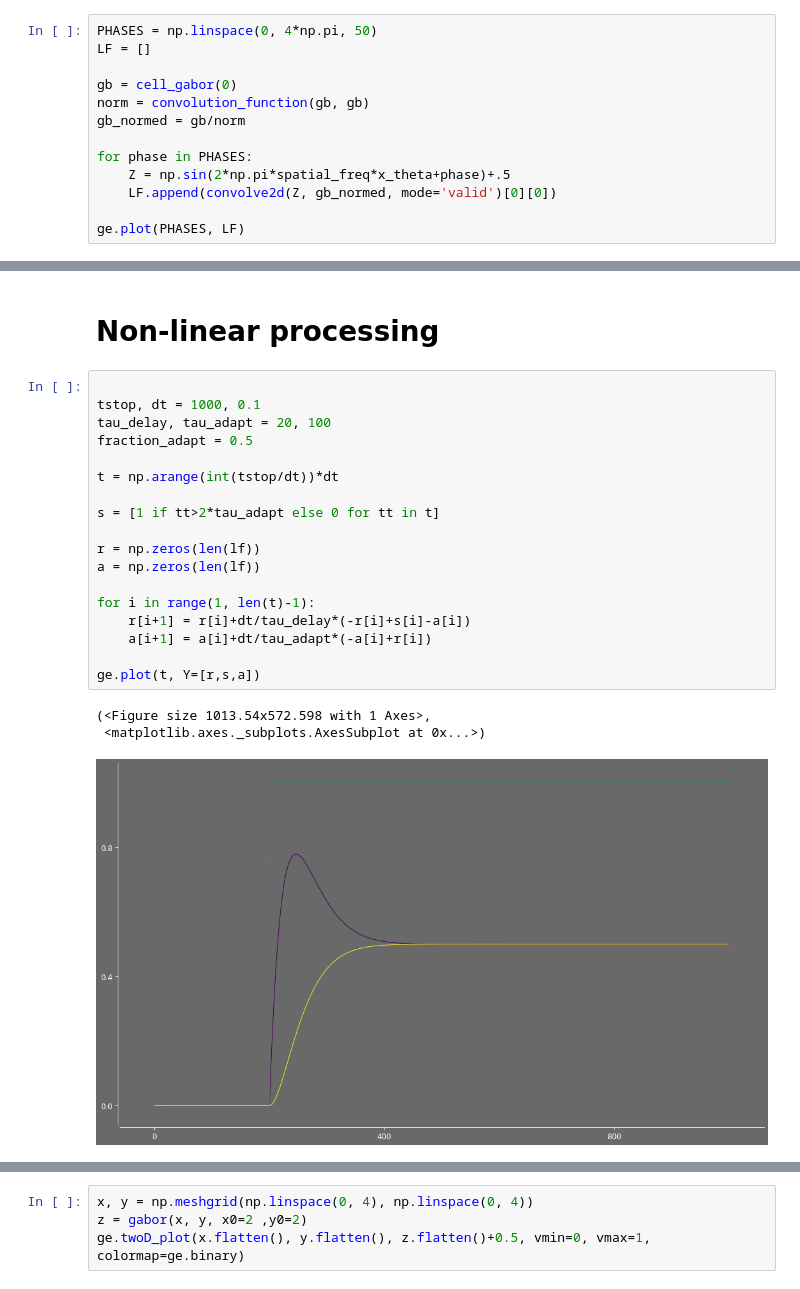
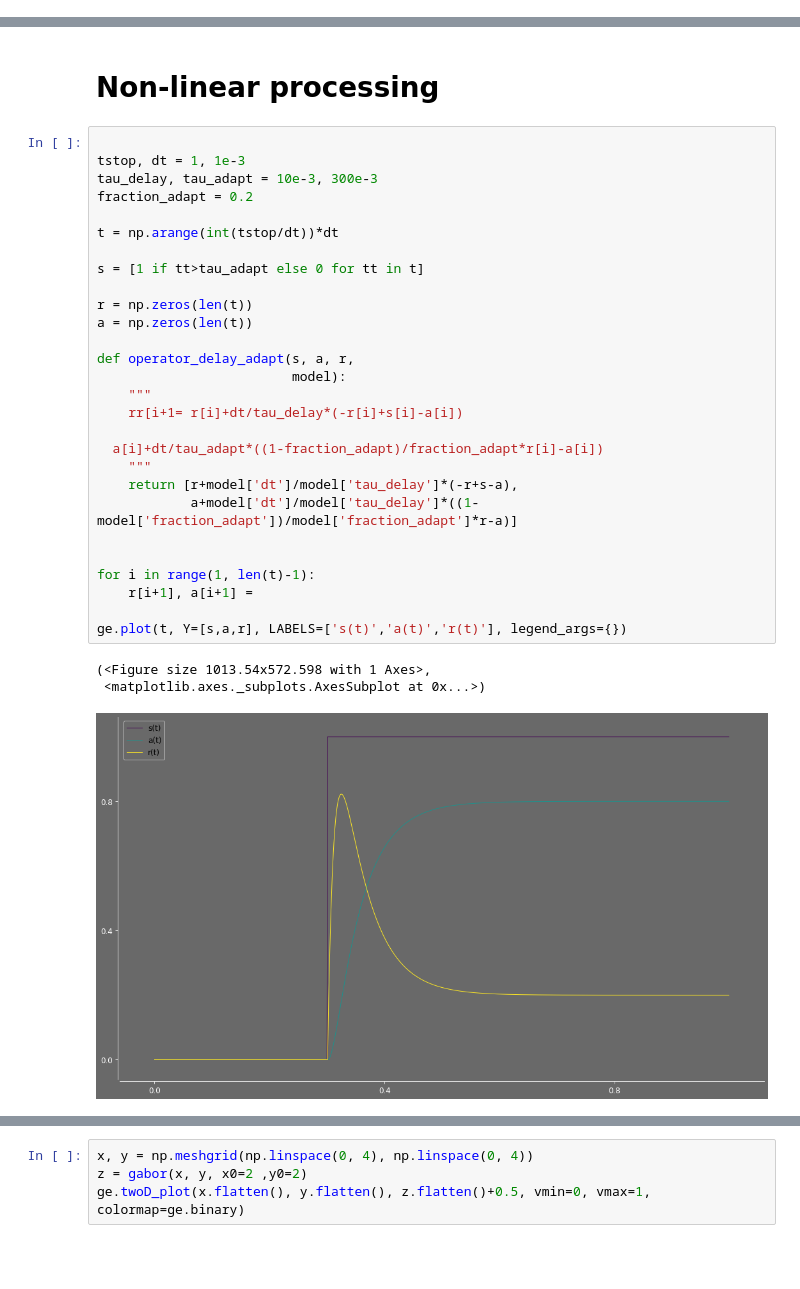
Before and after one commit to yzerlaut/neural_network_dynamics, a Jupyter notebook: vision/model.ipynb, the cells around one changed output, grey strips where cells are left out. Saved outputs shown, nothing was run; the diff lists cells and outputs as text; blank space fills up the shorter version.

```diff
--- a/vision/model.ipynb
+++ b/vision/model.ipynb
@@ -130,13 +169,0 @@ def convolution_function(array1, array2):
-# %%
-PHASES = np.linspace(0, 4*np.pi, 50)
-LF = []
-
-gb = cell_gabor(0)
-norm = convolution_function(gb, gb)
-gb_normed = gb/norm
-
-for phase in PHASES:
-    Z = np.sin(2*np.pi*spatial_freq*x_theta+phase)+.5
-    LF.append(convolve2d(Z, gb_normed, mode='valid')[0][0])
-
-ge.plot(PHASES, LF)
@@ -148,23 +259,33 @@ ge.plot(PHASES, LF)
 # Non-linear processing
 # %%
 
-tstop, dt = 1000, 0.1
-tau_delay, tau_adapt = 20, 100
-fraction_adapt = 0.5
+tstop, dt = 1, 1e-3
+tau_delay, tau_adapt = 10e-3, 300e-3
+fraction_adapt = 0.2
 
 t = np.arange(int(tstop/dt))*dt
 
-s = [1 if tt>2*tau_adapt else 0 for tt in t]
+s = [1 if tt>tau_adapt else 0 for tt in t]
 
-r = np.zeros(len(lf))
-a = np.zeros(len(lf))
+r = np.zeros(len(t))
+a = np.zeros(len(t))
+
+def operator_delay_adapt(s, a, r,
+                         model):
+    """
+    rr[i+1= r[i]+dt/tau_delay*(-r[i]+s[i]-a[i])
+
+  a[i]+dt/tau_adapt*((1-fraction_adapt)/fraction_adapt*r[i]-a[i])
+    """
+    return [r+model['dt']/model['tau_delay']*(-r+s-a),
+            a+model['dt']/model['tau_delay']*((1-model['fraction_adapt'])/model['fraction_adapt']*r-a)]
+
 
 for i in range(1, len(t)-1):
-    r[i+1] = r[i]+dt/tau_delay*(-r[i]+s[i]-a[i])
-    a[i+1] = a[i]+dt/tau_adapt*(-a[i]+r[i])
+    r[i+1], a[i+1] =
 
-ge.plot(t, Y=[r,s,a])
+ge.plot(t, Y=[s,a,r], LABELS=['s(t)','a(t)','r(t)'], legend_args={})
 # %% [output]
 (<Figure size 1013.54x572.598 with 1 Axes>,
  <matplotlib.axes._subplots.AxesSubplot at 0x...>)
-[figure, old version]
+[figure, new version]
```
Also changed, not shown: parts of 11 cells of this notebook, 1 other file.
